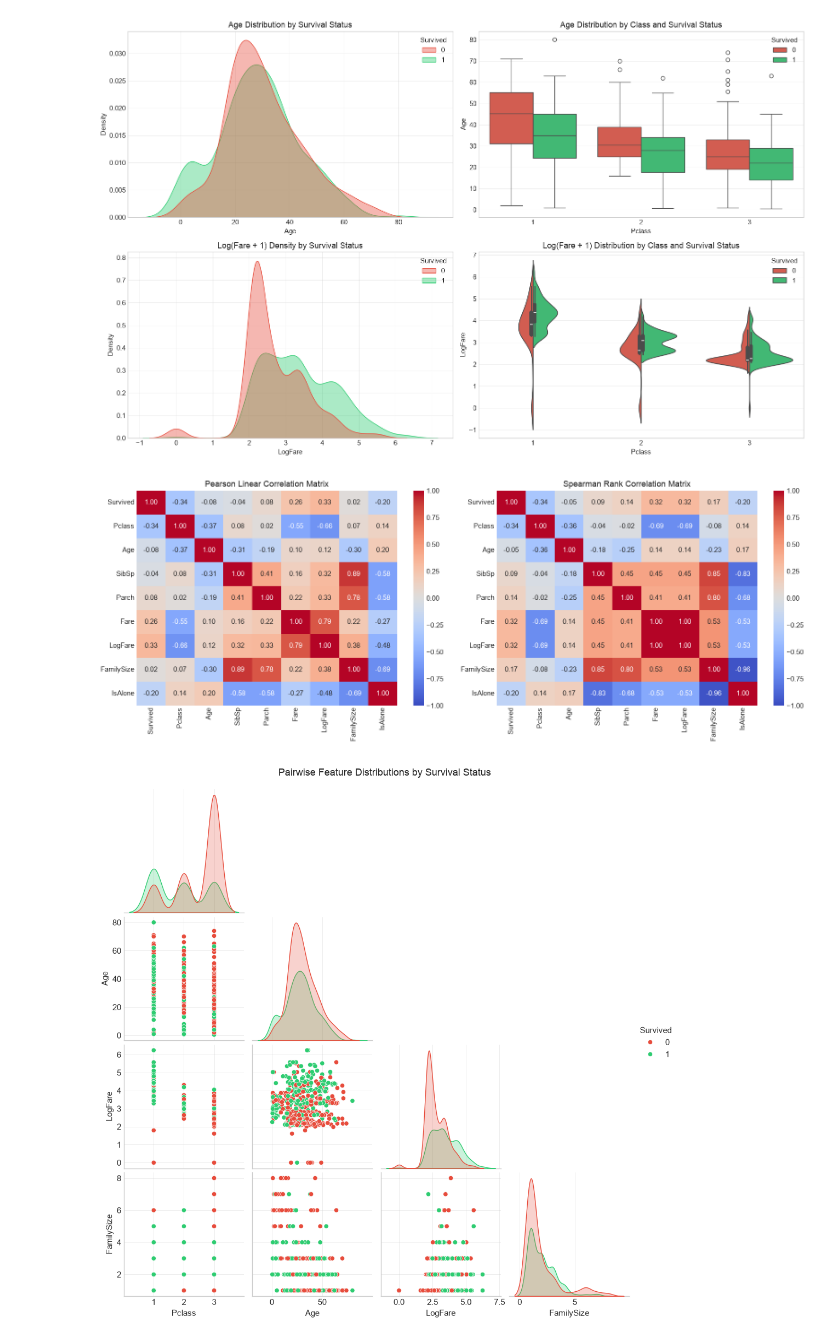
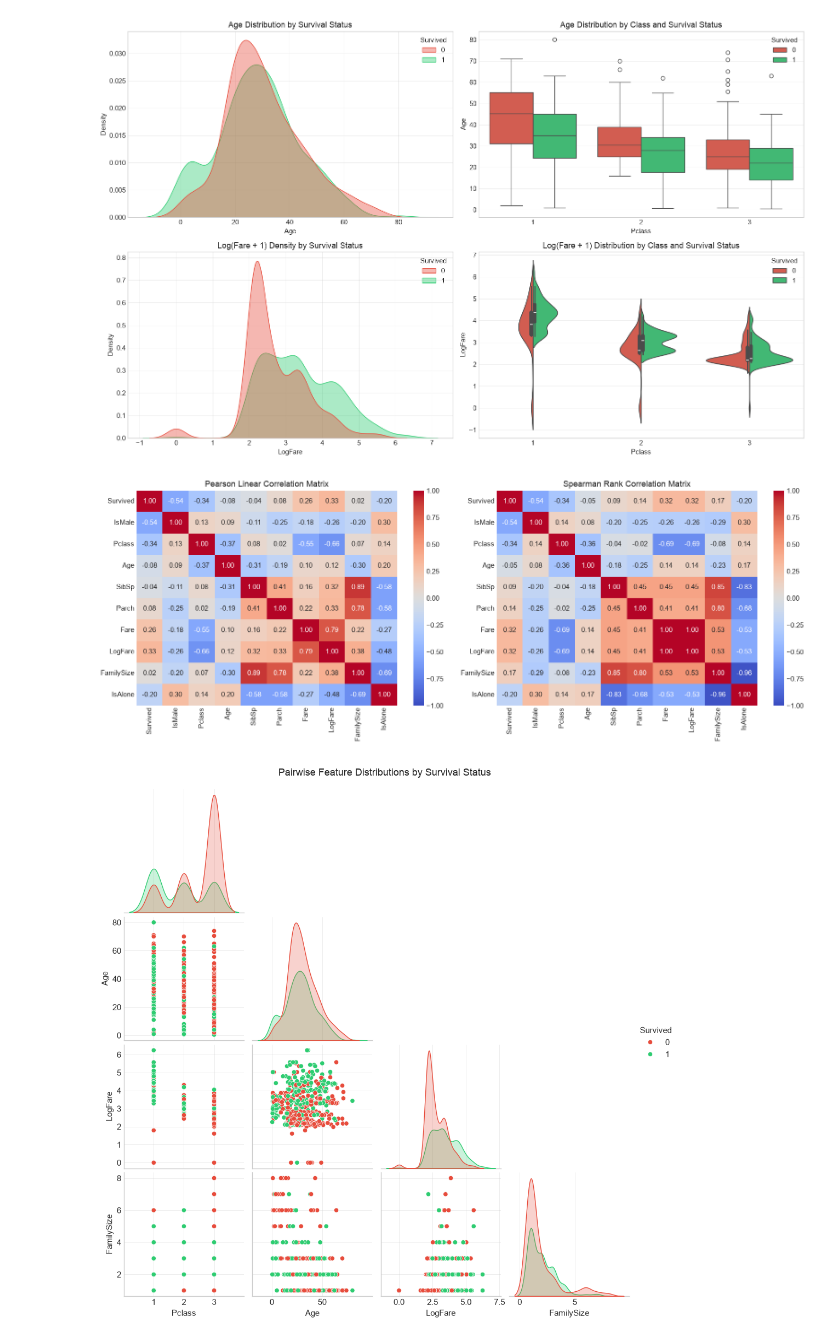
Before and after one commit to jaydenfung2/DataScience-GenAI-Submissions, a Jupyter notebook: Seminar3.ipynb, the cells around one changed output. Cells and saved outputs as stored; diff of their text form; code cells hidden in the pictures.

```diff
--- a/Seminar3.ipynb
+++ b/Seminar3.ipynb
@@ -249,24 +276,27 @@ We construct derived variables to support our relationship and regression analys
 # %%
 df_feat = df.copy()
 
-# 1. Family Size & Solo Status
+# 1. Binary indicator for Sex (1 = Male, 0 = Female)
+df_feat['IsMale'] = (df_feat['Sex'] == 'male').astype(int)
+
+# 2. Family Size & Solo Status
 df_feat['FamilySize'] = df_feat['SibSp'] + df_feat['Parch'] + 1
 df_feat['IsAlone'] = (df_feat['FamilySize'] == 1).astype(int)
 
-# 2. Extract Title from Name
+# 3. Extract Title from Name
 df_feat['Title'] = df_feat['Name'].str.extract(r' ([A-Za-z]+)\.', expand=False)
 common_titles = ['Mr', 'Miss', 'Mrs', 'Master']
 df_feat['Title_Grouped'] = df_feat['Title'].apply(lambda x: x if x in common_titles else 'Rare')
 
-# 3. Cabin Deck
+# 4. Cabin Deck
 df_feat['Deck'] = df_feat['Cabin'].str[0].fillna('Unknown')
 
-# 4. Log Transformation of Fare
+# 5. Log Transformation of Fare
 df_feat['LogFare'] = np.log1p(df_feat['Fare'])
 
-# 5. Age Binning for tabular comparisons
+# 6. Age Binning for tabular comparisons
 df_feat['AgeGroup'] = pd.cut(df_feat['Age'], bins=[0, 12, 18, 35, 60, 100],
                              labels=['Child (0-12)', 'Teen (13-18)', 'Young Adult (19-35)', 'Adult (36-60)', 'Senior (61+)'])
 
-display(df_feat[['PassengerId', 'Name', 'Title_Grouped', 'FamilySize', 'IsAlone', 'Deck', 'LogFare', 'AgeGroup']].head(8))
+display(df_feat[['PassengerId', 'Name', 'IsMale', 'Title_Grouped', 'FamilySize', 'IsAlone', 'Deck', 'LogFare', 'AgeGroup']].head(8))
 # %% [output]
@@ -390,21 +429,21 @@ plt.show()
 # %%
 # Correlation Matrices (Pearson vs Spearman)
 fig, axes = plt.subplots(1, 2, figsize=(16, 6))
 
-corr_cols = ['Survived', 'Pclass', 'Age', 'SibSp', 'Parch', 'Fare', 'LogFare', 'FamilySize', 'IsAlone']
+corr_cols = ['Survived', 'IsMale', 'Pclass', 'Age', 'SibSp', 'Parch', 'Fare', 'LogFare', 'FamilySize', 'IsAlone']
 
 # Pearson correlation (linear)
 sns.heatmap(df_feat[corr_cols].corr(method='pearson'), annot=True, cmap='coolwarm', fmt='.2f', vmin=-1, vmax=1, ax=axes[0])
 axes[0].set_title('Pearson Linear Correlation Matrix')
 
 # Spearman rank correlation (monotonic)
 sns.heatmap(df_feat[corr_cols].corr(method='spearman'), annot=True, cmap='coolwarm', fmt='.2f', vmin=-1, vmax=1, ax=axes[1])
 axes[1].set_title('Spearman Rank Correlation Matrix')
 
 plt.tight_layout()
 plt.show()
 # %% [output]
-[figure, old version]
+[figure, new version]
 # %%
 # Pairwise scatter & distribution grid
 pair_vars = ['Survived', 'Pclass', 'Age', 'LogFare', 'FamilySize']
```
Also changed, not shown: parts of 37 cells of this notebook.
